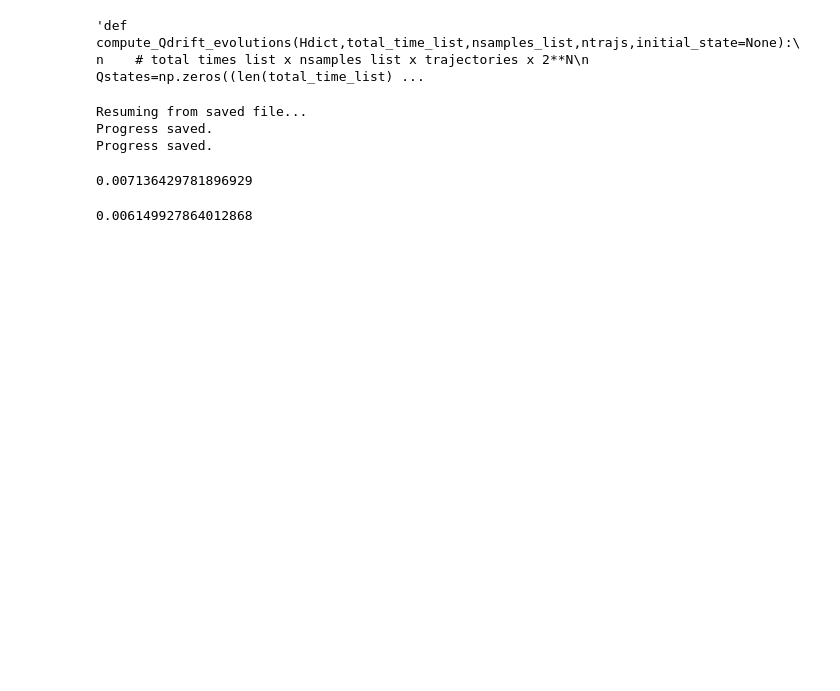
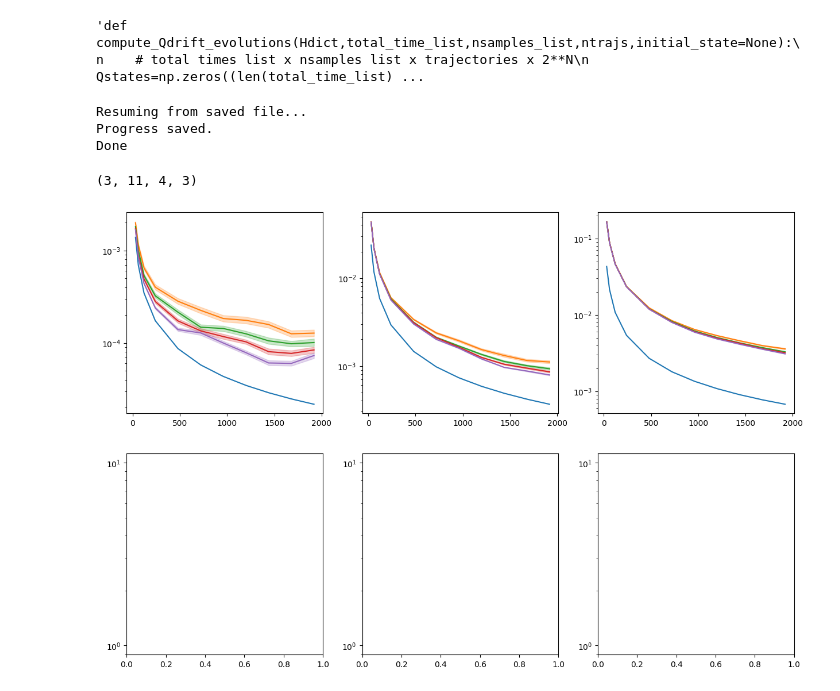
Before and after one commit to iChaker/QdriftVD, a Jupyter notebook: main.ipynb, the cells around one changed output. Saved outputs shown, nothing was run; the diff lists cells and outputs as text; code cells hidden in the pictures; blank space fills up the shorter version.

```diff
--- a/main.ipynb
+++ b/main.ipynb
@@ -311,27 +242,54 @@ def spin_distance(rho1, rho2, site_index,local_dim=2):
 # %%
 ising1D=Ising1D_Hamiltonian(2)
-total_time_list=[0.1,0.5]
-nsteps_list=[100,150,200,250,300,350,400,450,500,650,700]      #  total gates used = number of Hterms x nsteps
+"""
+total_time_list = [0.1,0.5,1.0,1.5,2.0]
+nsteps_list = [10,20,40,80,160,240,320,400,480,560,640]  #  total gates used = number of Hterms x nsteps
 nsamples_list=equiv_nsamples_list(ising1D,nsteps_list)   #  total gates used = nsamples (plot with these values)
+ntraj=1000000
+num_mix=10000
+M=[100,1000,10000,50000]
+"""
+total_time_list = [0.1,0.5,1.0]
+nsteps_list = [10,20,40,80,160,240]  #  total gates used = number of Hterms x nsteps
+nsamples_list=equiv_nsamples_list(ising1D,nsteps_list)   #  total gates used = nsamples (plot with these values)
+ntraj=5000
+num_mix=100
+M_list=[1000,2000,3000,5000]
 
-Qstates=compute_Qdrift_evolutions(ising1D,total_time_list,nsamples_list,10000)
+Qstates=compute_Qdrift_evolutions(ising1D,total_time_list,nsamples_list,ntraj,save_path="1KQdrift_evolutions.pkl")
 Trstates=compute_Trotter_evolutions(ising1D,total_time_list,nsteps_list)
 exactstates=compute_exact_evolutions(ising1D,total_time_list)
-
-Qdensitymatrices=states_to_densitymatrices(Qstates)
+#Qdensitymatrices=states_to_densitymatrices(Qstates)
 Trdensitymatrices=states_to_densitymatrices(Trstates)
 exactdensitymatrices=states_to_densitymatrices(exactstates)
 # %% [output]
 Resuming from saved file...
 Progress saved.
-Progress saved.
+Done
-# %%
-dm1=exactdensitymatrices[0]
-dm2=Qdensitymatrices[0,-1,0]
-spin_distance(dm1,dm2,1)
-# %% [output]
-0.007136429781896929
-# %%
-trace_distance(dm1,dm2)
-# %% [output]
-0.006149927864012868
+# %%
+Qtracedist.shape
+# %% [output]
+(3, 11, 4, 3)
+# %%
+#Qtracedist= Qdrift_distance_stats(exactdensitymatrices,Qdensitymatrices,num_mix,M_list)
+#Qtracedistpure= Qdrift_distance_stats(exactdensitymatrices,Qdensitymatrices,num_mix,M_list,purify=True)
+#Trtracedist= Trotter_distances(exactdensitymatrices,Trdensitymatrices)
+
+fig, axs = plt.subplots(2, 3, figsize=(15, 10))
+prop_cycle = plt.rcParams['axes.prop_cycle']
+colors = prop_cycle.by_key()['color']
+
+for tt in range(3):
+    ax1=axs[0,tt]
+    ax2=axs[1,tt]
+    ax1.set_yscale("log")
+    ax2.set_yscale("log")
+
+    ax1.plot(nsamples_list, Trtracedist[tt])
+    for midx,M in enumerate(M_list):
+        ax1.plot(nsamples_list, Qtracedist[tt,:,midx,0])
+        low = Qtracedist[tt,:,midx,1]
+        high = Qtracedist[tt,:,midx,2]
+        ax1.fill_between(nsamples_list, high, low, color=colors[midx+1], alpha=0.25)
+# %% [output]
+[figure, added]
```
Also changed, not shown: parts of 7 cells of this notebook, 4 other files.
